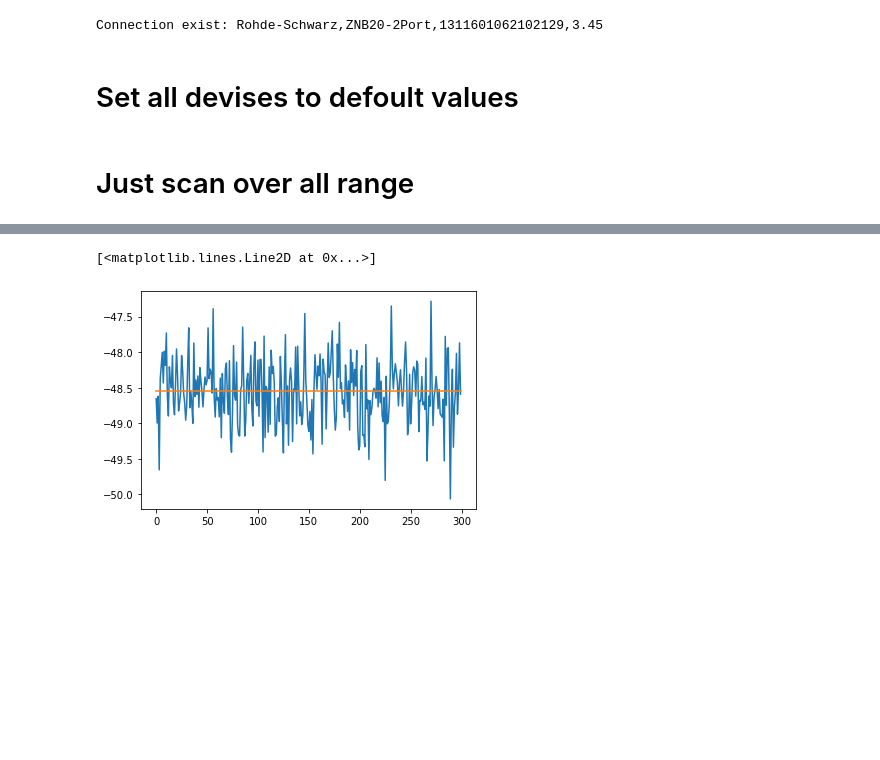
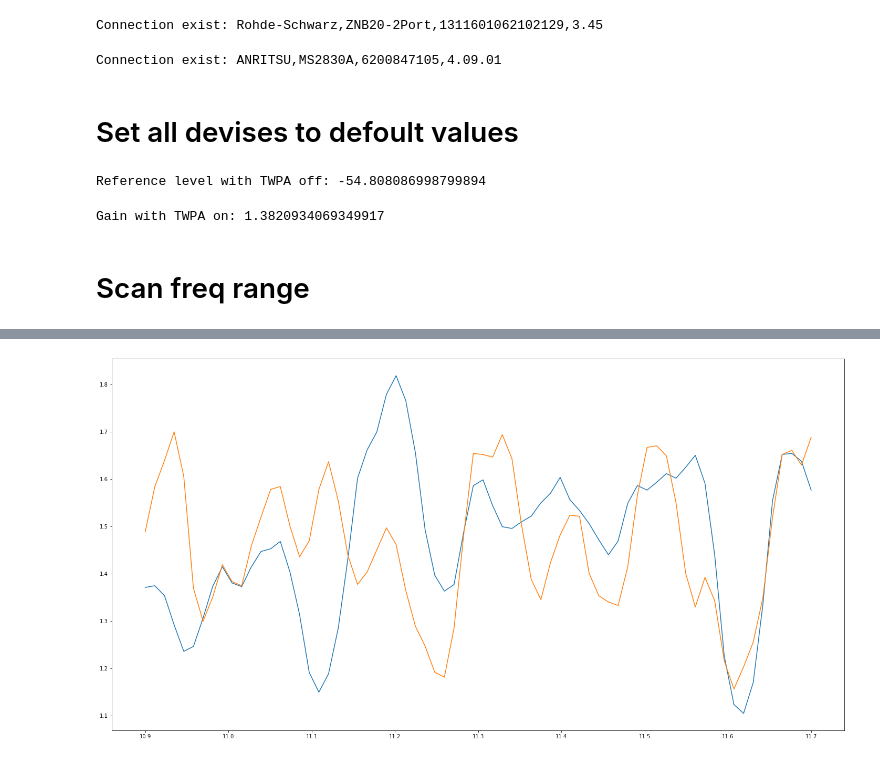
Before and after one commit to NanoYY/ColdMeasurements, a Jupyter notebook: DeMag/Scripts/TWPA calibration/TWPA operating point search.ipynb, the cells around one changed output, grey strips where cells are left out. Saved outputs shown, nothing was run; the diff lists cells and outputs as text; code cells hidden in the pictures; blank space fills up the shorter version.

Commit message:
TWPA calibration setup

```diff
--- a/DeMag/Scripts/TWPA calibration/TWPA operating point search.ipynb
+++ b/DeMag/Scripts/TWPA calibration/TWPA operating point search.ipynb
@@ -42,6 +43,11 @@ vna = VNA()
 vna.idn()
 # %% [output]
 Connection exist: Rohde-Schwarz,ZNB20-2Port,1311601062102129,3.45
+# %%
+sa = Anri()
+sa.idn()
+# %% [output]
+Connection exist: ANRITSU,MS2830A,6200847105,4.09.01
 # %% [markdown]
 # Set all devises to defoult values
 # %%
@@ -53,43 +74,49 @@ dc.set_volt(0)
 # %%
-anapico.on(1)
+mag_ref = get_ref_gain()
+print('Reference level with TWPA off:', mag_ref)
+# %% [output]
+Reference level with TWPA off: -54.808086998799894
 # %%
 # boundaries
 
-freq_pump_max = 11.5 #GHz
-freq_pump_min = 11 #GHz
+freq_pump_max = 11.7 #GHz
+freq_pump_min = 10.9 #GHz
 
 power_pump_max = -6 #dBm
 power_pump_min = -29 #dBm
 
 dc_max = 2.8 # V
 dc_min = 1 # V
+# %%
+est_fr = 11.296
+est_pow = -21.9
+est_dc = 2.3
+gain = get_gain(est_fr, est_pow, est_dc, mag_ref)
+print('Gain with TWPA on:', gain)
+# %% [output]
+Gain with TWPA on: 1.3820934069349917
 # %% [markdown]
-# Just scan over all range
+# Scan freq range
-# %%
-number_of_freq_steps = 2
-number_of_power_steps = 2
-number_of_dc_steps = 2
-
-freq = np.linspace(freq_pump_min, freq_pump_max, number_of_freq_steps)
-powers = np.linspace(power_pump_min, power_pump_max, number_of_power_steps)
-dcs = np.linspace(dc_min, dc_max, number_of_dc_steps)
-
-reference_freq = 5.8
 # %%
-vna.set_cw_freq(reference_freq)
-vna.set_power(0)
-vna.set_nop(300)
-vna.set_band(10000)
-one_round_time = vna.ask_sweep_time()/60
-# anapico.on(1)
+def get_freq_sweep(powers_curr, dc_curr, fr_steps = 10):
 
-anapico.off(1)
-dc.set_volt(0)
+    anapico.set_power(1, powers_curr)
+    dc.set_volt(dc_curr)
+    freq = np.linspace(freq_pump_min, freq_pump_max, fr_steps)
+    gain = np.array([])
+    anapico.on(1)
+    time.sleep(5)
+    for i in range(fr_steps):
+        anapico.set_freq(1, freq[i]*1e9)
+        mag, pha = vna.get_data()
+        gain = np.append(gain, np.mean(mag)-mag_ref)
+    return freq, gain
 
-print('Sweep time: {} m'.format(one_round_time))
-
-mag, pha = vna.get_data()
-reference_mag_level = np.mean(mag)
-plt.plot(mag)
-plt.plot(np.ones(len(mag))*reference_mag_level)
+# %matplotlib inline
+fig, ax = plt.subplots(figsize=(25,13))
+freq, gain = get_freq_sweep(est_pow, dc_curr=2.2,  fr_steps = 70)
+ax.plot(freq, gain, label = 'DC = 2.2')
+freq, gain = get_freq_sweep(est_pow, dc_curr=2.5, fr_steps = 70)
+ax.plot(freq, gain, label = 'DC = 2.5')
+# plt.plot(freq, np.ones(len(freq))*mag_ref)
 # %% [output]
@@ -98,2 +124 @@ Sweep time: 0.08783333333333333 m
-[<matplotlib.lines.Line2D at 0x...>]
-[figure, old version]
+[figure, new version]
```
Also changed, not shown: parts of 30 cells of this notebook.
